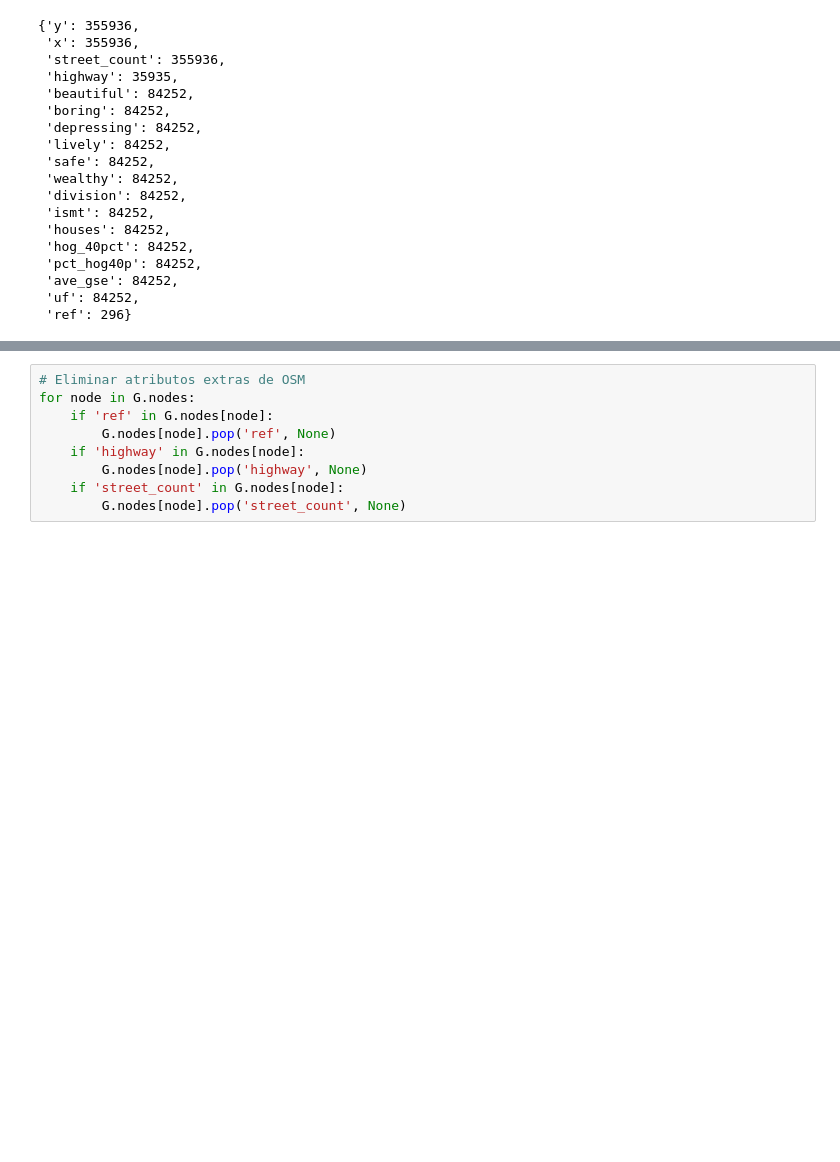
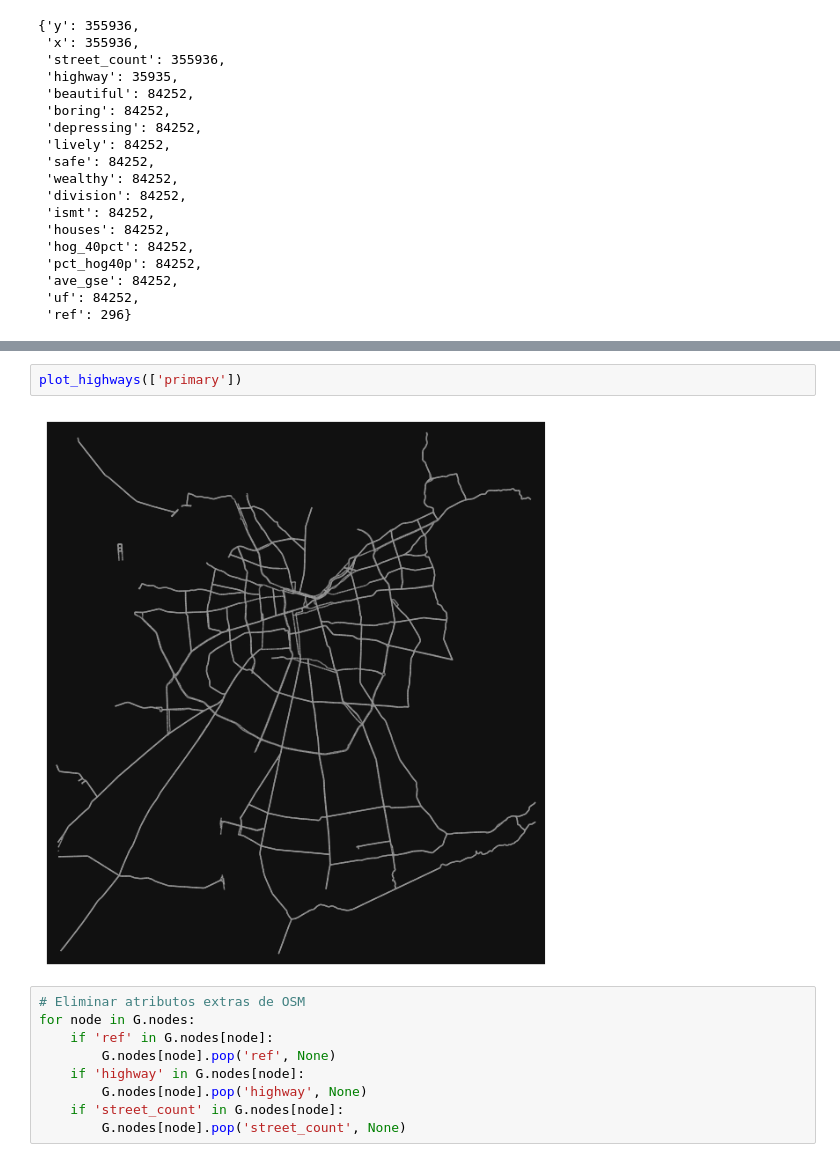
Before and after one commit to MaxOjeda/GNN-Socioeconomic-Prediction, a Jupyter notebook: Create_Geometric_Objects.ipynb, the cells around one changed output, grey strips where cells are left out. Cells and saved outputs as stored; diff of their text form; blank space fills up the shorter version.

```diff
--- a/Create_Geometric_Objects.ipynb
+++ b/Create_Geometric_Objects.ipynb
@@ -131,3 +200,7 @@ get_nodes_attrs(G)
+# %%
+plot_highways(['primary'])
+# %% [output]
+[figure, added]
 # %%
 # Eliminar atributos extras de OSM
 for node in G.nodes:
```
Also changed, not shown: parts of 15 cells of this notebook, 28 other files.
